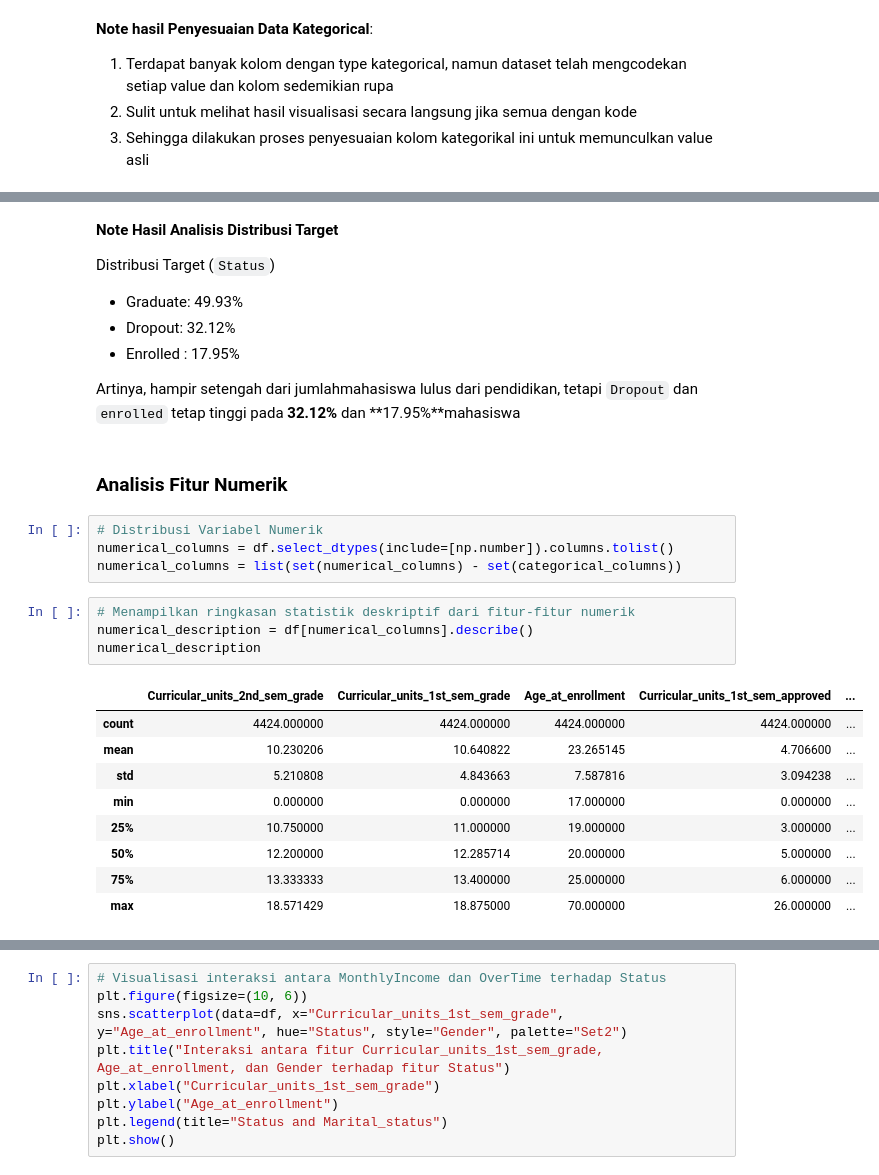
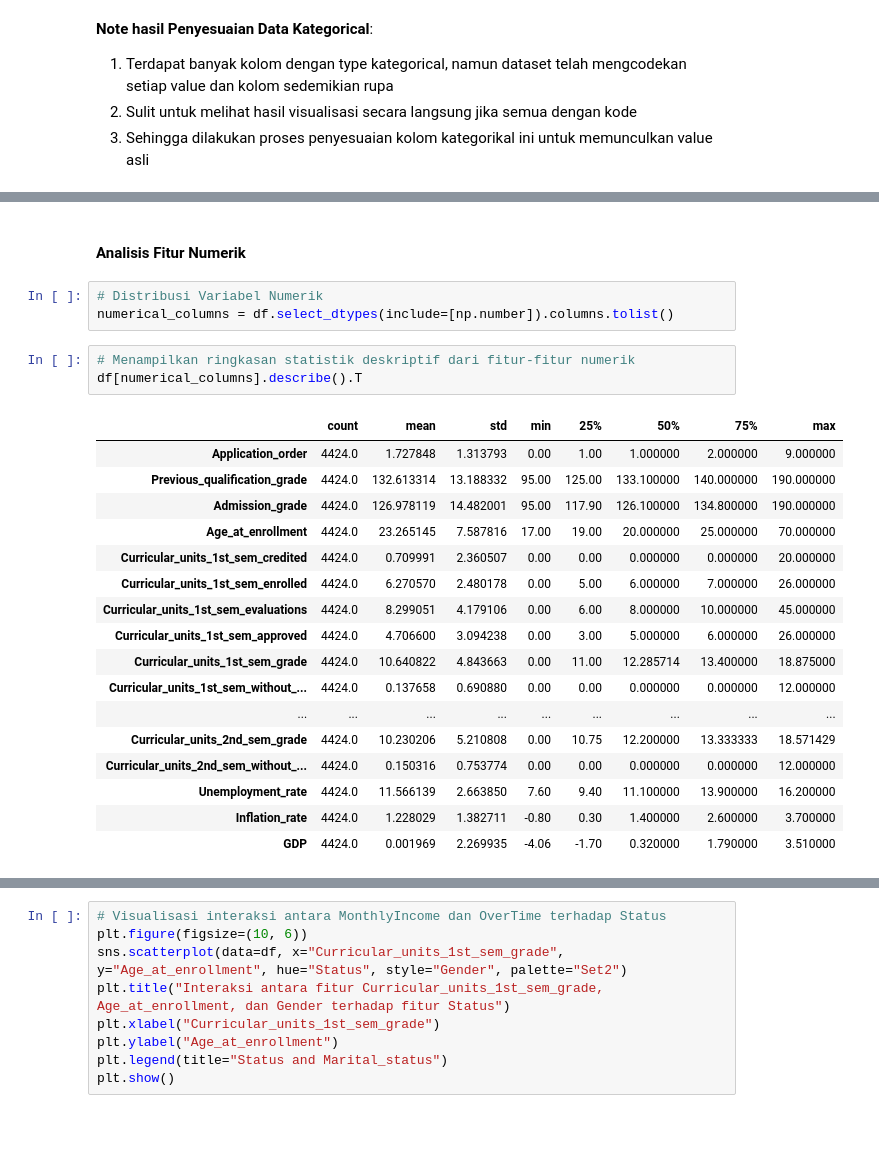
Before and after one commit to triiilestari/Proyek_Permasalahan_Pendidikan, a Jupyter notebook: Proyek_Permasalahan_Pendidikan.ipynb, the cells around one changed output, grey strips where cells are left out. Cells and saved outputs as stored; diff of their text form; blank space fills up the shorter version.

```diff
--- a/Proyek_Permasalahan_Pendidikan.ipynb
+++ b/Proyek_Permasalahan_Pendidikan.ipynb
@@ -215,32 +205,29 @@ Name: proportion, dtype: float64
-# %% [markdown]
-**Note Hasil Analisis Distribusi Target**
-
-Distribusi Target (`Status`)
-- Graduate: 49.93%
-- Dropout: 32.12%
-- Enrolled : 17.95%
-
-Artinya,  hampir setengah dari jumlahmahasiswa lulus dari pendidikan, tetapi `Dropout` dan `enrolled` tetap tinggi pada **32.12%** dan **17.95%**mahasiswa
 # %% [markdown]
-### Analisis Fitur Numerik
+#### Analisis Fitur Numerik
 # %%
 # Distribusi Variabel Numerik
 numerical_columns = df.select_dtypes(include=[np.number]).columns.tolist()
-numerical_columns = list(set(numerical_columns) - set(categorical_columns))
 # %%
 # Menampilkan ringkasan statistik deskriptif dari fitur-fitur numerik
-numerical_description = df[numerical_columns].describe()
-numerical_description
+df[numerical_columns].describe().T
 # %% [output]
-|  | Curricular_units_2nd_sem_grade | Curricular_units_1st_sem_grade | Age_at_enrollment | Curricular_units_1st_sem_approved | ... |
-| count | 4424.000000 | 4424.000000 | 4424.000000 | 4424.000000 | ... |
-| mean | 10.230206 | 10.640822 | 23.265145 | 4.706600 | ... |
-| std | 5.210808 | 4.843663 | 7.587816 | 3.094238 | ... |
-| min | 0.000000 | 0.000000 | 17.000000 | 0.000000 | ... |
-| 25% | 10.750000 | 11.000000 | 19.000000 | 3.000000 | ... |
-| 50% | 12.200000 | 12.285714 | 20.000000 | 5.000000 | ... |
-| 75% | 13.333333 | 13.400000 | 25.000000 | 6.000000 | ... |
-| max | 18.571429 | 18.875000 | 70.000000 | 26.000000 | ... |
+|  | count | mean | std | min | 25% | 50% | 75% | max |
+| Application_order | 4424.0 | 1.727848 | 1.313793 | 0.00 | 1.00 | 1.000000 | 2.000000 | 9.000000 |
+| Previous_qualification_grade | 4424.0 | 132.613314 | 13.188332 | 95.00 | 125.00 | 133.100000 | 140.000000 | 190.000000 |
+| Admission_grade | 4424.0 | 126.978119 | 14.482001 | 95.00 | 117.90 | 126.100000 | 134.800000 | 190.000000 |
+| Age_at_enrollment | 4424.0 | 23.265145 | 7.587816 | 17.00 | 19.00 | 20.000000 | 25.000000 | 70.000000 |
+| Curricular_units_1st_sem_credited | 4424.0 | 0.709991 | 2.360507 | 0.00 | 0.00 | 0.000000 | 0.000000 | 20.000000 |
+| Curricular_units_1st_sem_enrolled | 4424.0 | 6.270570 | 2.480178 | 0.00 | 5.00 | 6.000000 | 7.000000 | 26.000000 |
+| Curricular_units_1st_sem_evaluations | 4424.0 | 8.299051 | 4.179106 | 0.00 | 6.00 | 8.000000 | 10.000000 | 45.000000 |
+| Curricular_units_1st_sem_approved | 4424.0 | 4.706600 | 3.094238 | 0.00 | 3.00 | 5.000000 | 6.000000 | 26.000000 |
+| Curricular_units_1st_sem_grade | 4424.0 | 10.640822 | 4.843663 | 0.00 | 11.00 | 12.285714 | 13.400000 | 18.875000 |
+| Curricular_units_1st_sem_without_... | 4424.0 | 0.137658 | 0.690880 | 0.00 | 0.00 | 0.000000 | 0.000000 | 12.000000 |
+| ... | ... | ... | ... | ... | ... | ... | ... | ... |
+| Curricular_units_2nd_sem_grade | 4424.0 | 10.230206 | 5.210808 | 0.00 | 10.75 | 12.200000 | 13.333333 | 18.571429 |
+| Curricular_units_2nd_sem_without_... | 4424.0 | 0.150316 | 0.753774 | 0.00 | 0.00 | 0.000000 | 0.000000 | 12.000000 |
+| Unemployment_rate | 4424.0 | 11.566139 | 2.663850 | 7.60 | 9.40 | 11.100000 | 13.900000 | 16.200000 |
+| Inflation_rate | 4424.0 | 1.228029 | 1.382711 | -0.80 | 0.30 | 1.400000 | 2.600000 | 3.700000 |
+| GDP | 4424.0 | 0.001969 | 2.269935 | -4.06 | -1.70 | 0.320000 | 1.790000 | 3.510000 |
 # %%
 # Visualisasi Distribusi Kolom Numerik
 n_cols = 3  # Number of columns for subplots (adjust as needed)
```
Also changed, not shown: parts of 202 cells of this notebook, 16 other files.
